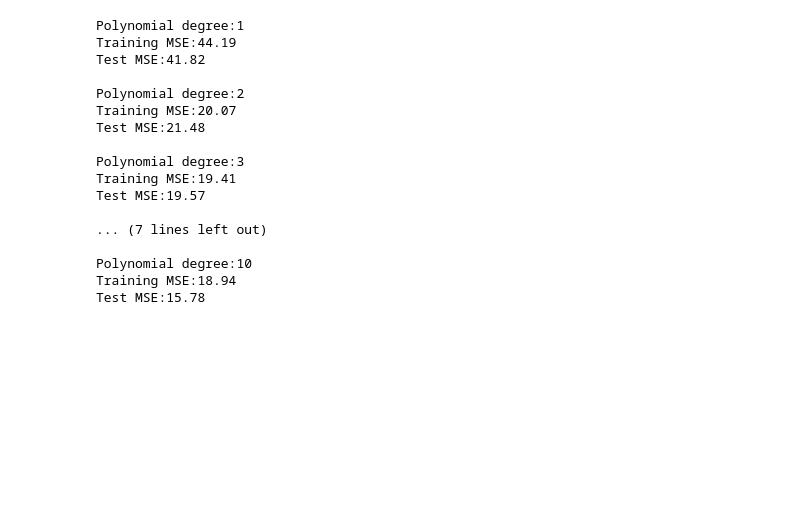
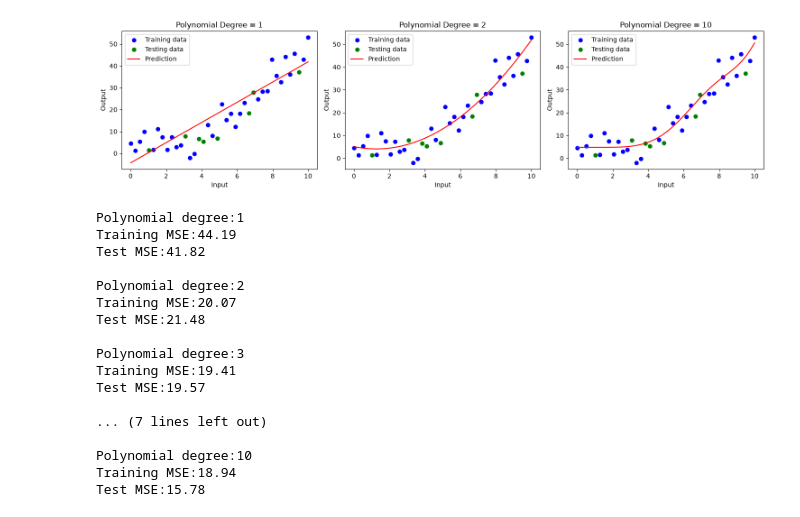
Before and after one commit to Ghanavi2903/AML-LAB, a Jupyter notebook: notebooks/biasVarience.ipynb, the cells around one changed output. Saved outputs shown, nothing was run; the diff lists cells and outputs as text; code cells hidden in the pictures; blank space fills up the shorter version.

```diff
--- a/notebooks/biasVarience.ipynb
+++ b/notebooks/biasVarience.ipynb
@@ -18,17 +18,70 @@ X_train, X_test, y_train, y_test = train_test_split(
     random_state=42
 )
 # %%
-degrees=[1,2,10] #1,2,3,4,5,10
+degrees = [1, 2, 10]
+
+# Calculate MSE
 for degree in degrees:
-    model=make_pipeline(PolynomialFeatures(degree=degree,include_bias=False),LinearRegression())
-    model.fit(X_train,y_train)  #include bias
+    model = make_pipeline(
+        PolynomialFeatures(degree=degree, include_bias=False),
+        LinearRegression()
+    )
 
-    train_pred=model.predict(X_train)
-    test_pred=model.predict(X_test)
-    train_mse=mean_squared_error(y_train,train_pred)
-    test_mse=mean_squared_error(y_test,test_pred)
-    print(f"Polynomial degree:{degree}")
-    print(f"Training MSE:{train_mse:.2f}")
-    print(f"Test MSE:{test_mse:.2f}")
+    model.fit(X_train, y_train)
+
+    train_pred = model.predict(X_train)
+    test_pred = model.predict(X_test)
+
+    train_mse = mean_squared_error(y_train, train_pred)
+    test_mse = mean_squared_error(y_test, test_pred)
+
+    print(f"Polynomial degree: {degree}")
+    print(f"Training MSE: {train_mse:.2f}")
+    print(f"Test MSE: {test_mse:.2f}")
     print()
+
+
+# Plot
+X_plot = np.linspace(0, 10, 200).reshape(-1, 1)
+
+plt.figure(figsize=(15, 4))
+
+for index, degree in enumerate(degrees):
+
+    model = make_pipeline(
+        PolynomialFeatures(degree=degree, include_bias=False),
+        LinearRegression()
+    )
+
+    model.fit(X_train, y_train)
+
+    y_plot = model.predict(X_plot)
+
+    plt.subplot(1, 3, index + 1)
+
+    plt.scatter(
+        X_train, y_train,
+        color="blue",
+        label="Training data"
+    )
+
+    plt.scatter(
+        X_test, y_test,
+        color="green",
+        label="Testing data"
+    )
+
+    plt.plot(
+        X_plot, y_plot,
+        color="red",
+        label="Prediction"
+    )
+
+    plt.title(f"Polynomial Degree = {degree}")
+    plt.xlabel("Input")
+    plt.ylabel("Output")
+    plt.legend()
+
+plt.tight_layout()
+plt.show()
 # %% [output]
@@ -46 +99,2 @@ Test MSE:38.42
+[figure, added]
 # %%
```
Also changed, not shown: parts of 5 cells of this notebook, 9 other files.
